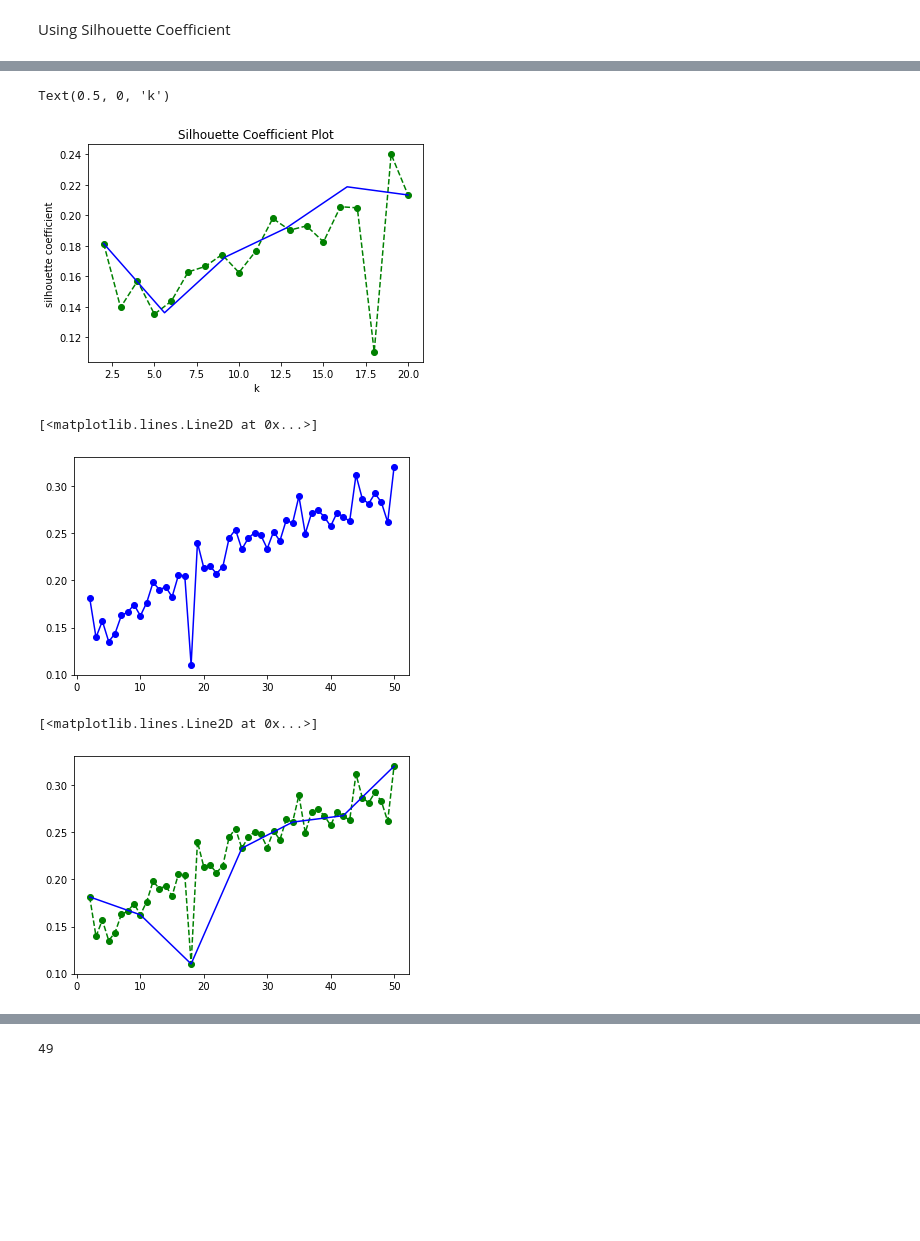
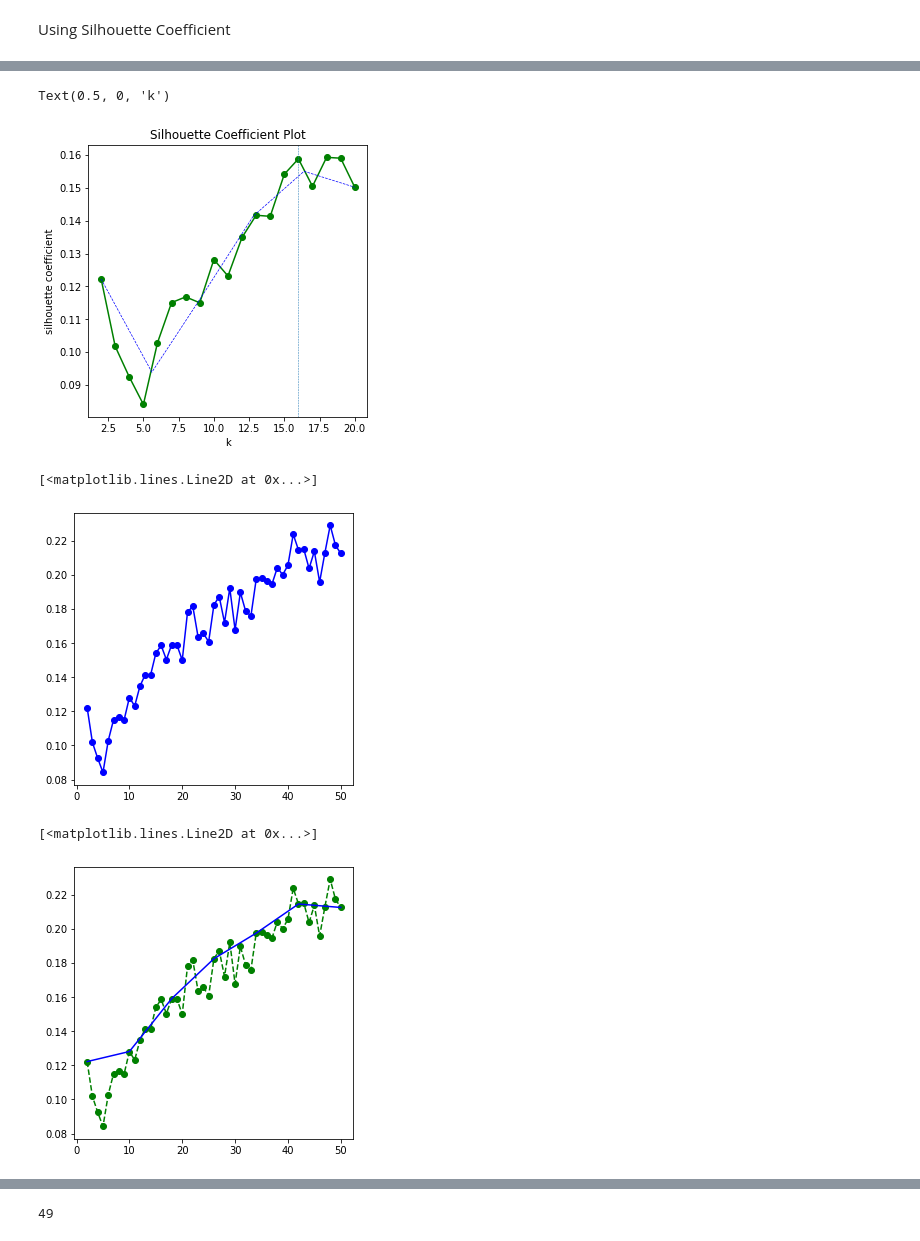
Before and after one commit to jsirait/honor_thesis, a Jupyter notebook: 10 - Clustering with features selection.ipynb, the cells around one changed output, grey strips where cells are left out. Saved outputs shown, nothing was run; the diff lists cells and outputs as text; code cells hidden in the pictures; blank space fills up the shorter version.

```diff
--- a/10 - Clustering with features selection.ipynb
+++ b/10 - Clustering with features selection.ipynb
@@ -295,7 +432,7 @@ kmeans_kwargs = {
 sse = []
 for k in range(1,51):
     kmeans = KMeans(n_clusters = k, **kmeans_kwargs)
-    kmeans.fit(new_features)
+    kmeans.fit(new_features_laplacian)
     sse.append(kmeans.inertia_)
     print(f"have done {k} rounds, current sse is {sse}")
 # %% [output]
@@ -345,8 +483,8 @@ sc = []
 new_sse = []
 for k in range(2,51):
     kmeans = KMeans(n_clusters = k, **kmeans_kwargs)
-    kmeans.fit(new_features)
-    score = silhouette_score(new_features, kmeans.labels_)
+    kmeans.fit(new_features_laplacian)
+    score = silhouette_score(new_features_laplacian, kmeans.labels_)
     sc.append(score)
     new_sse.append(kmeans.inertia_)
     print("step {}".format(k))
@@ -431,6 +606,6 @@ print([k for k in range(len(sc)) if sc[k]==max(sc)])
 # %% [markdown]
 Clusters
 # %%
-kmeans = KMeans(n_clusters = 12, init="k-means++", n_init = 50, max_iter = 500, random_state = 360)
-kmeans.fit(new_features)
+kmeans = KMeans(n_clusters = 20, init="k-means++", n_init = 50, max_iter = 500, random_state = 56789432)
+kmeans.fit(new_features_laplacian)
 # %% [output]
@@ -508,7 +685,7 @@ from sklearn.feature_selection import VarianceThreshold
 # %%
 # threshold = 0.000075
 selector = VarianceThreshold(threshold=0.0009)
-new_features = selector.fit_transform(np.array(features))
+new_features = selector.fit_transform(np.array(features_normalized))
 # %%
 len(new_features[0])
 # %% [output]
@@ -645,28 +845,30 @@ plt.plot(range(2,21), sc[:19], "bo-")
 # %%
 
-
+figure(figsize=(5, 5)) #, dpi=80)
 spl = make_interp_spline(range(2,21), sc[:19], k=3)  # type: BSpline
 
 xs = np.linspace(2, 20, 6)
 ys = spl(xs)
 
-plt.plot(range(2,21), sc[:19], "go--")
-plt.plot(xs, ys, "b-")
+plt.plot(range(2,21), sc[:19], "go-")
+plt.plot(xs, ys, "b--", linewidth=0.7)
+plt.axvline(x=16, linestyle='--', linewidth = 0.5)
 plt.title("Silhouette Coefficient Plot")
 plt.ylabel("silhouette coefficient")
 plt.xlabel("k")
 # %% [output]
 Text(0.5, 0, 'k')
-[figure, old version]
+[figure, new version]
 # %%
 # for silhouette coefficient
+figure(figsize=(5, 5)) #, dpi=80)
 plt.plot(range(2,51), sc, "bo-")
 # %% [output]
 [<matplotlib.lines.Line2D at 0x...>]
-[figure, old version]
+[figure, new version]
 # %%
 
-
+figure(figsize=(5, 5)) #, dpi=80)
 spl = make_interp_spline(range(2,51), sc, k=3)  # type: BSpline
 
 xs = np.linspace(2, 50, 7)
@@ -676,4 +878,4 @@ plt.plot(range(2,51), sc, "go--")
 plt.plot(xs, ys, "b-")
 # %% [output]
 [<matplotlib.lines.Line2D at 0x...>]
-[figure, old version]
+[figure, new version]
```
Also changed, not shown: parts of 152 cells of this notebook, 1 other file.
